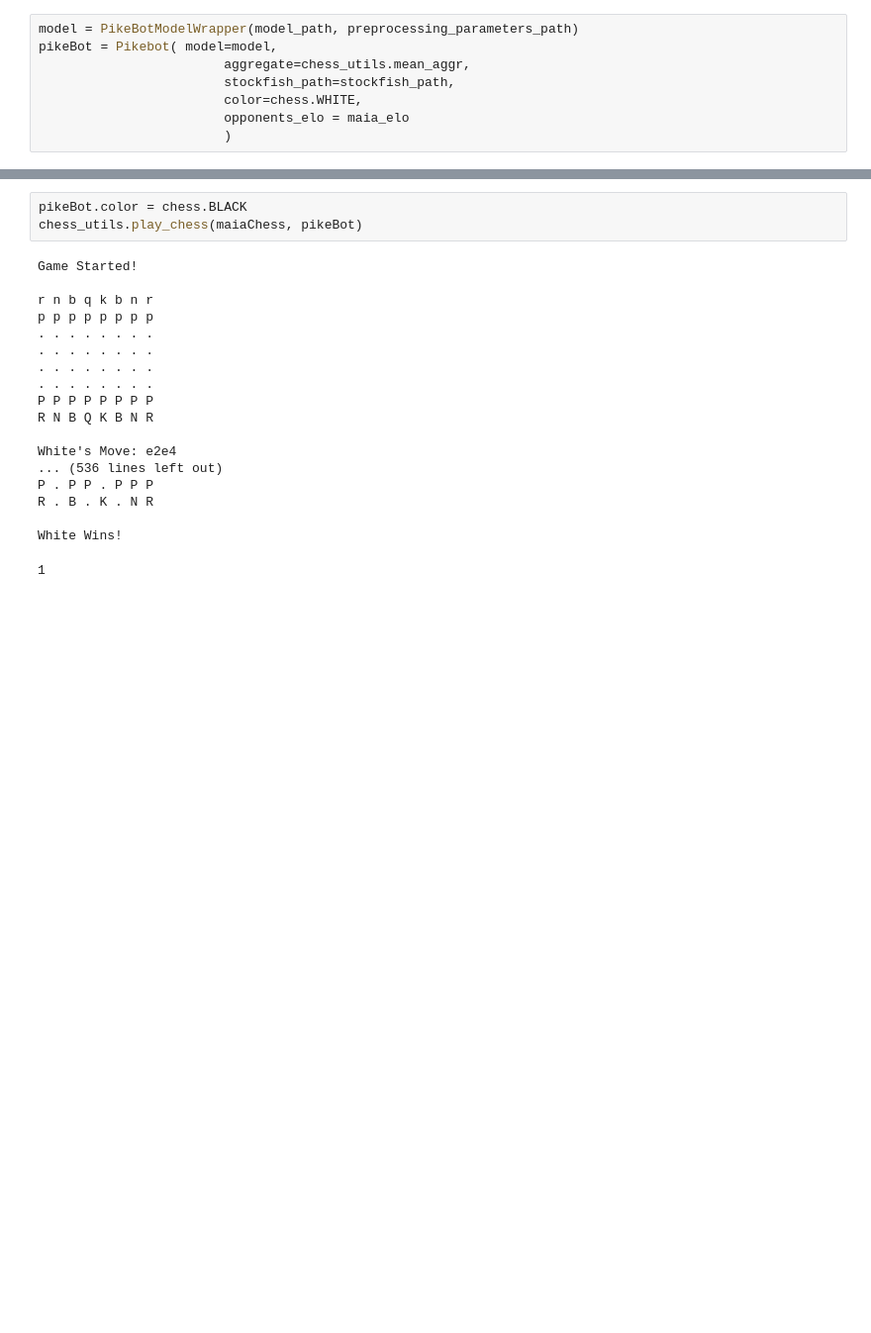
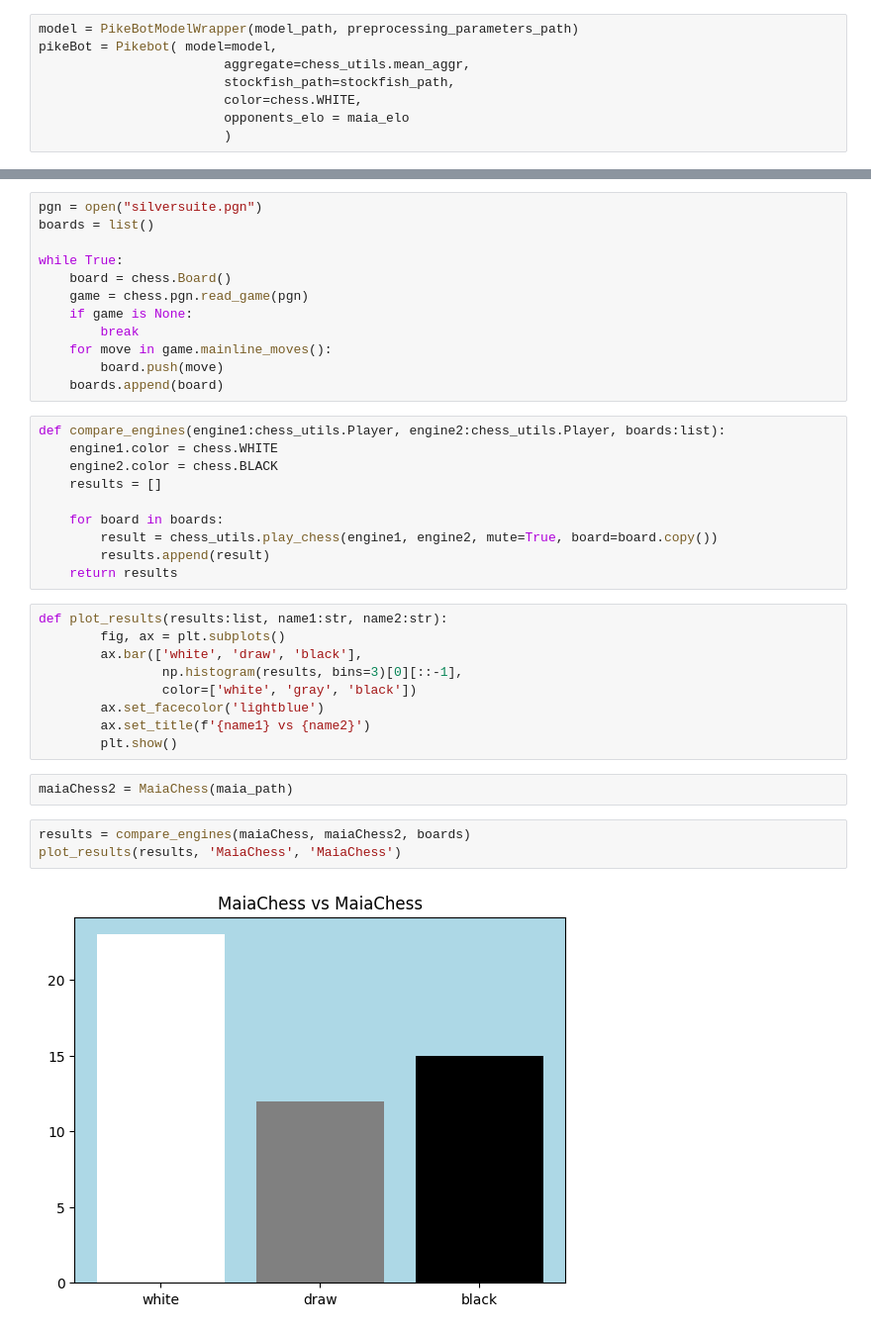
Before and after one commit to MatTheTab/PikeBot, a Jupyter notebook: evaluation/evaluate_engines.ipynb, the cells around one changed output, grey strips where cells are left out. Shown at 99% size. Saved outputs shown, nothing was run; the diff lists cells and outputs as text; blank space fills up the shorter version.

Commit message:
add plotting and set of games to evaluation

```diff
--- a/evaluation/evaluate_engines.ipynb
+++ b/evaluation/evaluate_engines.ipynb
@@ -80,22 +54,38 @@ Black Wins!
-# %%
-pikeBot.color = chess.BLACK
-chess_utils.play_chess(maiaChess, pikeBot)
-# %% [output]
-Game Started!
-
-r n b q k b n r
-p p p p p p p p
-. . . . . . . .
-. . . . . . . .
-. . . . . . . .
-. . . . . . . .
-P P P P P P P P
-R N B Q K B N R
-
-White's Move: e2e4
-... (536 lines left out)
-P . P P . P P P
-R . B . K . N R
-
-White Wins!
-1
+# %%
+pgn = open("silversuite.pgn")
+boards = list()
+
+while True:
+    board = chess.Board()
+    game = chess.pgn.read_game(pgn)
+    if game is None:
+        break
+    for move in game.mainline_moves():
+        board.push(move)
+    boards.append(board)
+# %%
+def compare_engines(engine1:chess_utils.Player, engine2:chess_utils.Player, boards:list):
+    engine1.color = chess.WHITE
+    engine2.color = chess.BLACK
+    results = []
+
+    for board in boards:
+        result = chess_utils.play_chess(engine1, engine2, mute=True, board=board.copy())
+        results.append(result)
+    return results
+# %%
+def plot_results(results:list, name1:str, name2:str):
+        fig, ax = plt.subplots()
+        ax.bar(['white', 'draw', 'black'],
+                np.histogram(results, bins=3)[0][::-1],
+                color=['white', 'gray', 'black'])
+        ax.set_facecolor('lightblue')
+        ax.set_title(f'{name1} vs {name2}')
+        plt.show()
+# %%
+maiaChess2 = MaiaChess(maia_path)
+# %%
+results = compare_engines(maiaChess, maiaChess2, boards)
+plot_results(results, 'MaiaChess', 'MaiaChess')
+# %% [output]
+[figure, added]
```
Also changed, not shown: parts of 7 cells of this notebook, 4 other files.
